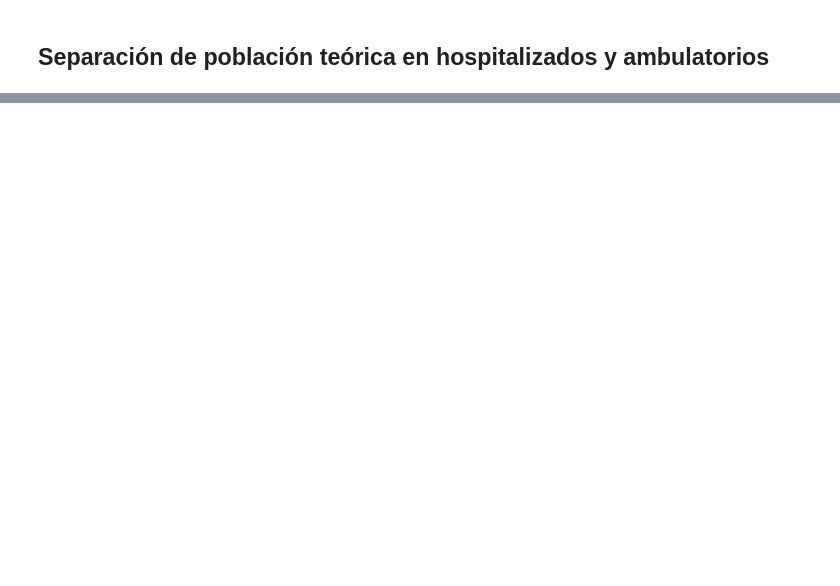
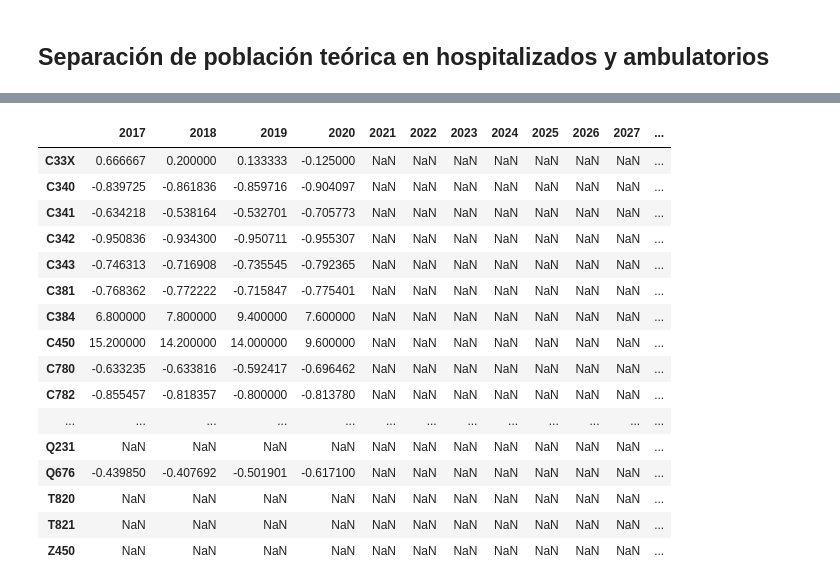
Before and after one commit to JavierRojas14/proyeccion-int, a Jupyter notebook: notebooks/3.0-jrb-forecasting-with-theoretical-demand.ipynb, the cells around one changed output, grey strips where cells are left out. Drawn from its saved outputs; the diff is of its cells as text; code cells hidden in the pictures; blank space fills up the shorter version.

Commit message:
Muestra la brecha del pais para los prob de sal

```diff
--- a/notebooks/3.0-jrb-forecasting-with-theoretical-demand.ipynb
+++ b/notebooks/3.0-jrb-forecasting-with-theoretical-demand.ipynb
@@ -110,0 +100,24 @@ poblacion_teorica.merge(
+# %%
+brecha_pais = (
+    tabla_dinamica_egresos_pais - poblacion_teorica_hospitalizados.round(0)
+) / poblacion_teorica_hospitalizados.round(0)
+# %%
+display(brecha_pais)
+# %% [output]
+|  | 2017 | 2018 | 2019 | 2020 | 2021 | 2022 | 2023 | 2024 | 2025 | 2026 | 2027 | ... |
+| C33X | 0.666667 | 0.200000 | 0.133333 | -0.125000 | NaN | NaN | NaN | NaN | NaN | NaN | NaN | ... |
+| C340 | -0.839725 | -0.861836 | -0.859716 | -0.904097 | NaN | NaN | NaN | NaN | NaN | NaN | NaN | ... |
+| C341 | -0.634218 | -0.538164 | -0.532701 | -0.705773 | NaN | NaN | NaN | NaN | NaN | NaN | NaN | ... |
+| C342 | -0.950836 | -0.934300 | -0.950711 | -0.955307 | NaN | NaN | NaN | NaN | NaN | NaN | NaN | ... |
+| C343 | -0.746313 | -0.716908 | -0.735545 | -0.792365 | NaN | NaN | NaN | NaN | NaN | NaN | NaN | ... |
+| C381 | -0.768362 | -0.772222 | -0.715847 | -0.775401 | NaN | NaN | NaN | NaN | NaN | NaN | NaN | ... |
+| C384 | 6.800000 | 7.800000 | 9.400000 | 7.600000 | NaN | NaN | NaN | NaN | NaN | NaN | NaN | ... |
+| C450 | 15.200000 | 14.200000 | 14.000000 | 9.600000 | NaN | NaN | NaN | NaN | NaN | NaN | NaN | ... |
+| C780 | -0.633235 | -0.633816 | -0.592417 | -0.696462 | NaN | NaN | NaN | NaN | NaN | NaN | NaN | ... |
+| C782 | -0.855457 | -0.818357 | -0.800000 | -0.813780 | NaN | NaN | NaN | NaN | NaN | NaN | NaN | ... |
+| ... | ... | ... | ... | ... | ... | ... | ... | ... | ... | ... | ... | ... |
+| Q231 | NaN | NaN | NaN | NaN | NaN | NaN | NaN | NaN | NaN | NaN | NaN | ... |
+| Q676 | -0.439850 | -0.407692 | -0.501901 | -0.617100 | NaN | NaN | NaN | NaN | NaN | NaN | NaN | ... |
+| T820 | NaN | NaN | NaN | NaN | NaN | NaN | NaN | NaN | NaN | NaN | NaN | ... |
+| T821 | NaN | NaN | NaN | NaN | NaN | NaN | NaN | NaN | NaN | NaN | NaN | ... |
+| Z450 | NaN | NaN | NaN | NaN | NaN | NaN | NaN | NaN | NaN | NaN | NaN | ... |
```
Also changed, not shown: parts of 2 cells of this notebook.
